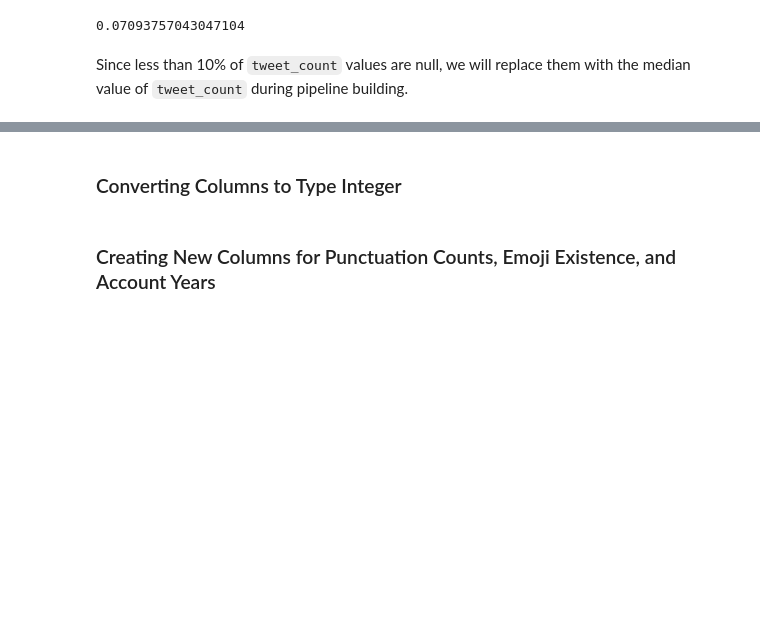
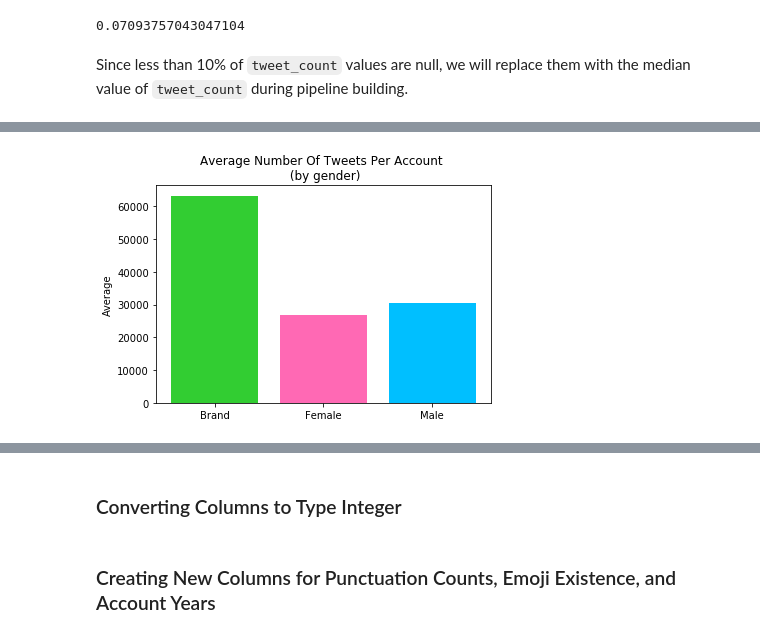
Before and after one commit to ishana-narayanan/tweets_gender, a Jupyter notebook: pipeline.ipynb, the cells around one changed output, grey strips where cells are left out. Drawn from its saved outputs; the diff is of its cells as text; code cells hidden in the pictures; blank space fills up the shorter version.

```diff
--- a/pipeline.ipynb
+++ b/pipeline.ipynb
@@ -130,0 +167,12 @@ Since less than 10% of `tweet_count` values are null, we will replace them with
+# %%
+# Bar Plot of average number of tweets per account by gender
+tweet_count_x = ['Brand', 'Female', 'Male']
+tweet_count_avg = [63219.344329, 26868.963562, 30534.526257]
+x_pos = [i for i, _ in enumerate(tweet_count_x)]
+plt.bar(tweet_count_x, tweet_count_avg, color=['limegreen','hotpink','deepskyblue'])
+plt.ylabel("Average")
+plt.title("Average Number Of Tweets Per Account \n (by gender)")
+plt.xticks(x_pos, tweet_count_x)
+plt.show()
+# %% [output]
+[figure, added]
```
Also changed, not shown: parts of 40 cells of this notebook.
